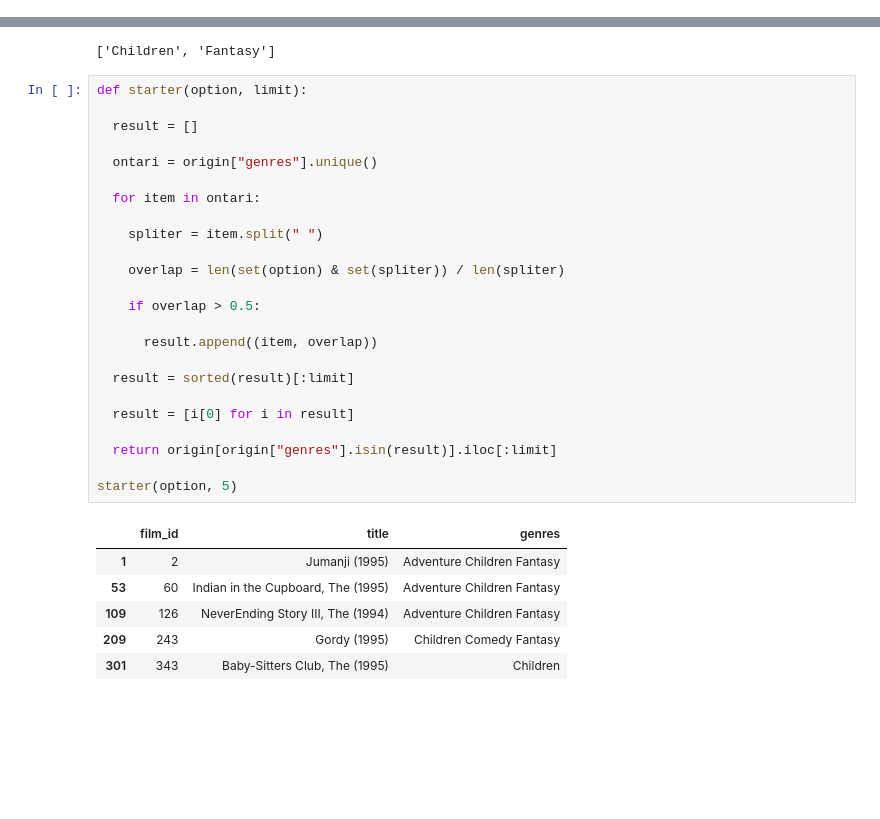
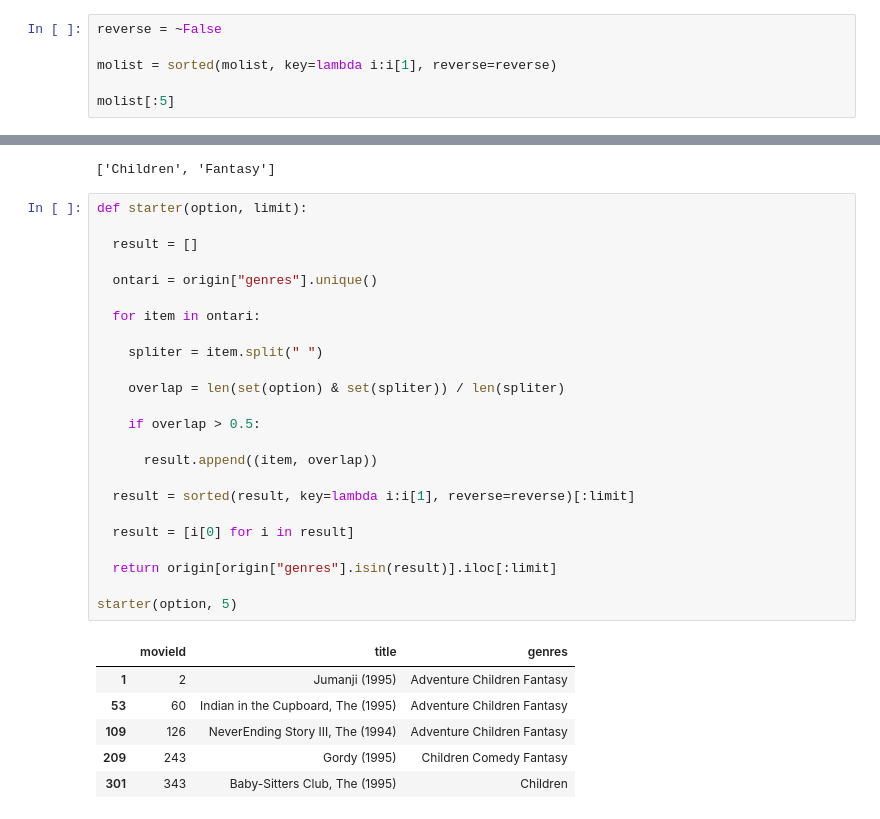
Before and after one commit to Xeroniter/Caesar, a Jupyter notebook: Lab 01.ipynb, the cells around one changed output, grey strips where cells are left out. Saved outputs shown, nothing was run; the diff lists cells and outputs as text; blank space fills up the shorter version.

```diff
--- a/Lab 01.ipynb
+++ b/Lab 01.ipynb
@@ -171,0 +166,6 @@ molist[:5]
+# %%
+reverse = ~False
+
+molist = sorted(molist, key=lambda i:i[1], reverse=reverse)
+
+molist[:5]
@@ -260,29 +262,29 @@ option
 # %%
 def starter(option, limit):
 
   result = []
 
   ontari = origin["genres"].unique()
 
   for item in ontari:
 
     spliter = item.split(" ")
 
     overlap = len(set(option) & set(spliter)) / len(spliter)
 
     if overlap > 0.5:
 
       result.append((item, overlap))
 
-  result = sorted(result)[:limit]
+  result = sorted(result, key=lambda i:i[1], reverse=reverse)[:limit]
 
   result = [i[0] for i in result]
 
   return origin[origin["genres"].isin(result)].iloc[:limit]
 
 starter(option, 5)
 # %% [output]
-|  | film_id | title | genres |
+|  | movieId | title | genres |
 | 1 | 2 | Jumanji (1995) | Adventure Children Fantasy |
 | 53 | 60 | Indian in the Cupboard, The (1995) | Adventure Children Fantasy |
 | 109 | 126 | NeverEnding Story III, The (1994) | Adventure Children Fantasy |
```
Also changed, not shown: parts of 12 cells of this notebook.
